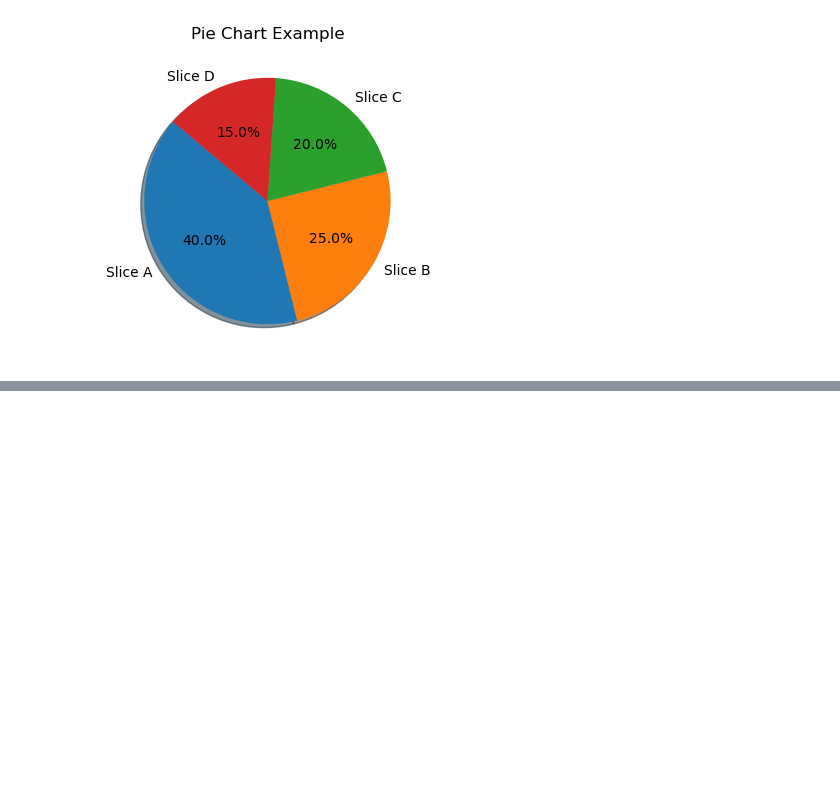
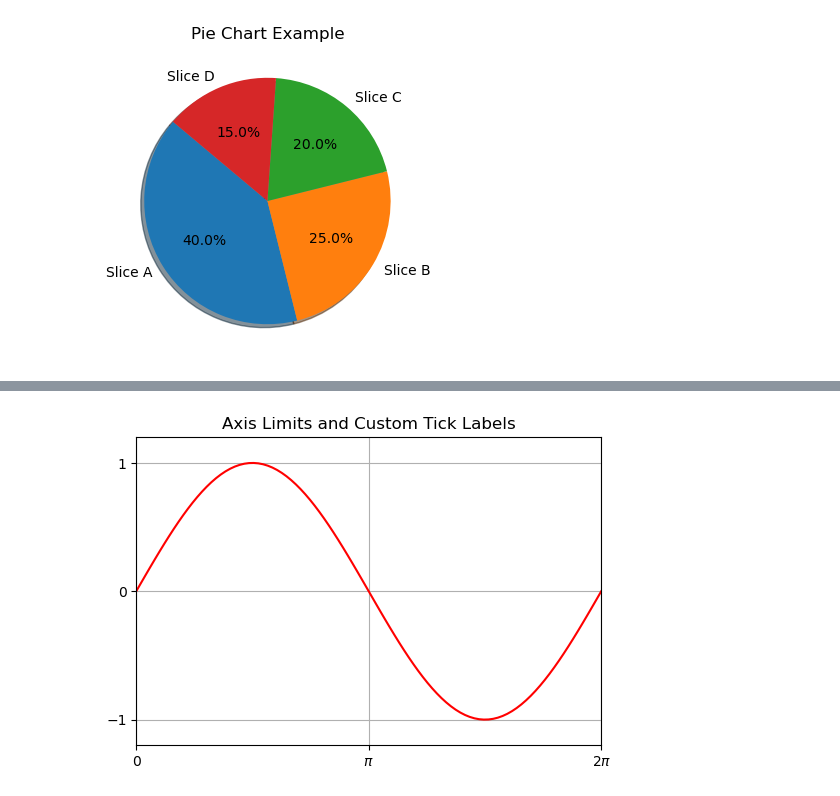
Before and after one commit to Pavanmahesh1432/Python_AgenticAI, a Jupyter notebook: Matplotlib_handson.ipynb, the cells around one changed output, grey strips where cells are left out. Drawn from its saved outputs; the diff is of its cells as text; code cells hidden in the pictures; blank space fills up the shorter version.

```diff
--- a/Matplotlib_handson.ipynb
+++ b/Matplotlib_handson.ipynb
@@ -156,0 +183,24 @@ plt.show()
+# %%
+# -----------------------------------------------------------------------
+# 3.2 AXIS LIMITS AND TICK CUSTOMIZATION
+# -----------------------------------------------------------------------
+
+plt.figure(figsize=(6,4))
+plt.plot(x,y,color='red')
+
+
+# Manually set x and y axis limits
+
+plt.xlim(0, 2*np.pi)
+plt.ylim(-1.2, 1.2)
+
+plt.title("Axis Limits and Custom Tick Labels")
+# plt.xticks([0, np.pi, 2*np.pi], ['0', 'π', '2π'])  # Custom X tick labels
+
+plt.xticks([0, np.pi, 2*np.pi], ['0', r'$\pi$', r'$2\pi$'])  # Custom X tick labels
+
+plt.yticks([-1, 0, 1])
+plt.grid(True)
+plt.show()
+# %% [output]
+[figure, added]
```
Also changed, not shown: parts of 14 cells of this notebook.
